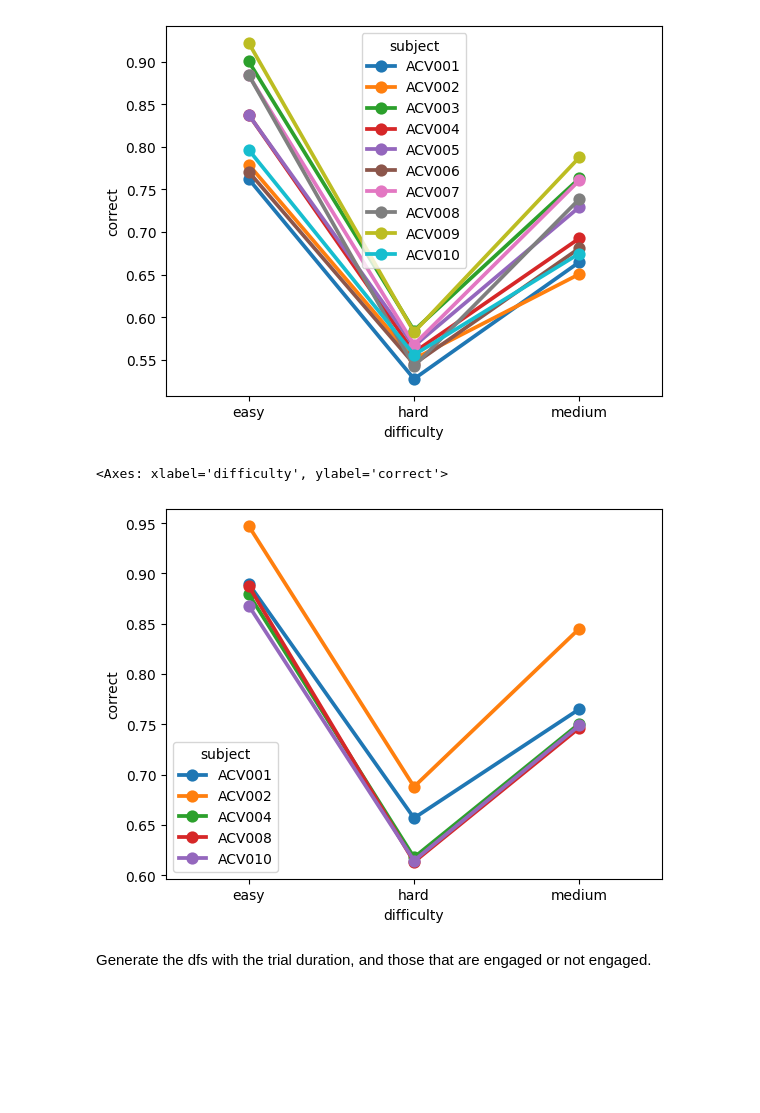
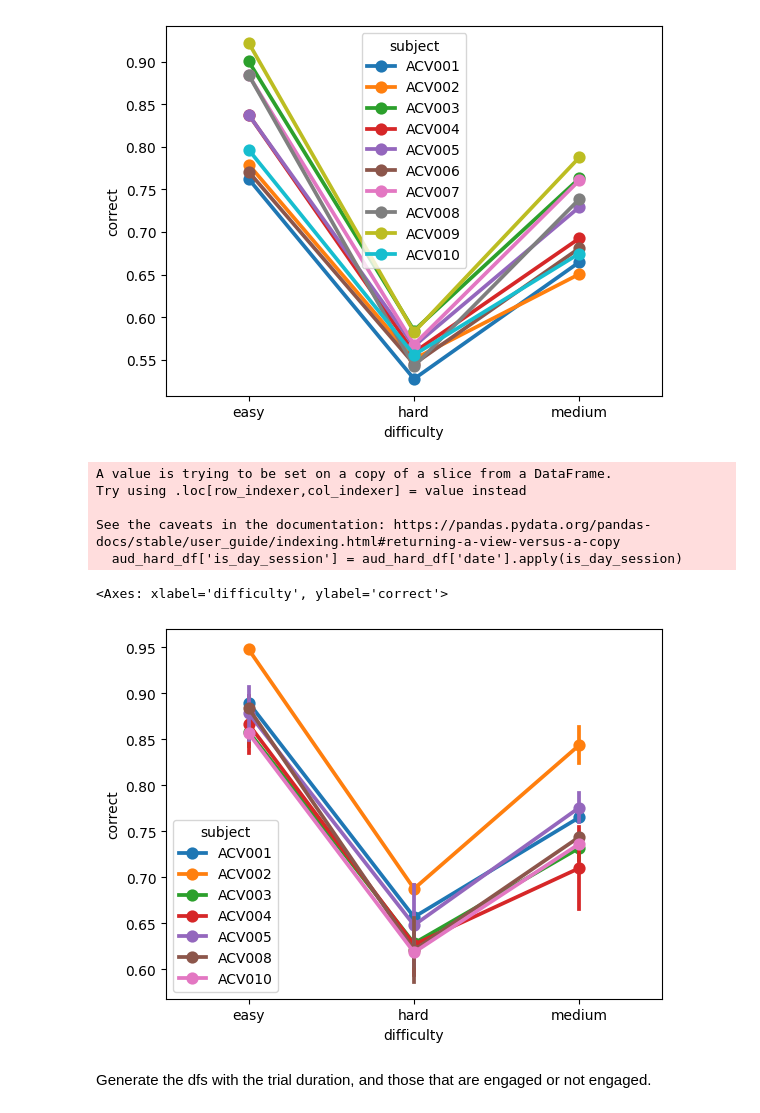
Before and after one commit to LearningCircuitsLab/behavior-analysis-notebooks, a Jupyter notebook: dfs_for_Balma.ipynb, the cells around one changed output. Drawn from its saved outputs; the diff is of its cells as text; code cells hidden in the pictures; blank space fills up the shorter version.

```diff
--- a/dfs_for_Balma.ipynb
+++ b/dfs_for_Balma.ipynb
@@ -79,6 +79,8 @@ Dataframe analyzed.
 # selection of periods of stable behavior
 # remove data from the 2nd to the 7th of July
 df_clean = df[(df['date'] < '2025-07-02') | (df['date'] > '2025-07-07')]
+# remove the date from 20th to 22nd of June due to port2 overdetections
+df_clean = df_clean[(df_clean['date'] < '2025-06-20') | (df_clean['date'] > '2025-06-22')]
 # %%
 # plot the performance for each animal by training stage
 ncols = 2
@@ -113,5 +115,15 @@ for subject in df_clean.subject.unique():
     vis_hard_df_list.append(df_subj)
 
 vis_hard_df = pd.concat(vis_hard_df_list, ignore_index=True)
+# %%
+# find if the session was during the night or day
+def is_day_session(date: str) -> bool:
+    """
+    Check if the session is a day session based on the date.
+    """
+    hour = int(date.split(" ")[1].split(":")[0])
+    return 8 <= hour < 19  # Daytime is considered from 8 AM to 8 PM
+
+vis_hard_df['is_day_session'] = vis_hard_df['date'].apply(is_day_session)
 # %%
 # save to a csv file
@@ -127,13 +140,22 @@ sns.pointplot(data=df_to_save, x='difficulty', y='correct', hue='subject', error
 # %%
 # do the same for the auditory
 aud_hard_df = df_clean[df_clean['current_training_stage'] == 'TwoAFC_auditory_hard']
-df_to_save = aud_hard_df.groupby(["subject", "difficulty"]).agg({
-    "correct": "mean"}).reset_index()
+# day or night
+aud_hard_df['is_day_session'] = aud_hard_df['date'].apply(is_day_session)
+df_to_save = aud_hard_df.groupby(["subject", "difficulty", "is_day_session"]).agg({
+    "correct": "mean",
+    "trial": "size",
+    }).reset_index()
 df_to_save.to_csv("figures/auditory_discrimination_performance.csv", index=False)
 sns.pointplot(data=df_to_save, x='difficulty', y='correct', hue='subject', errorbar='sd')
 # %% [output]
-<Axes: xlabel='difficulty', ylabel='correct'>
+A value is trying to be set on a copy of a slice from a DataFrame.
+Try using .loc[row_indexer,col_indexer] = value instead
+
+See the caveats in the documentation: https://pandas.pydata.org/pandas-docs/stable/user_guide/indexing.html#returning-a-view-versus-a-copy
+  aud_hard_df['is_day_session'] = aud_hard_df['date'].apply(is_day_session)
+<Axes: xlabel='difficulty', ylabel='correct'>
-[figure, old version]
+[figure, new version]
 # %% [markdown]
 Generate the dfs with the trial duration, and those that are engaged or not engaged.
 # %%
```
Also changed, not shown: parts of 8 cells of this notebook, 8 other files.
